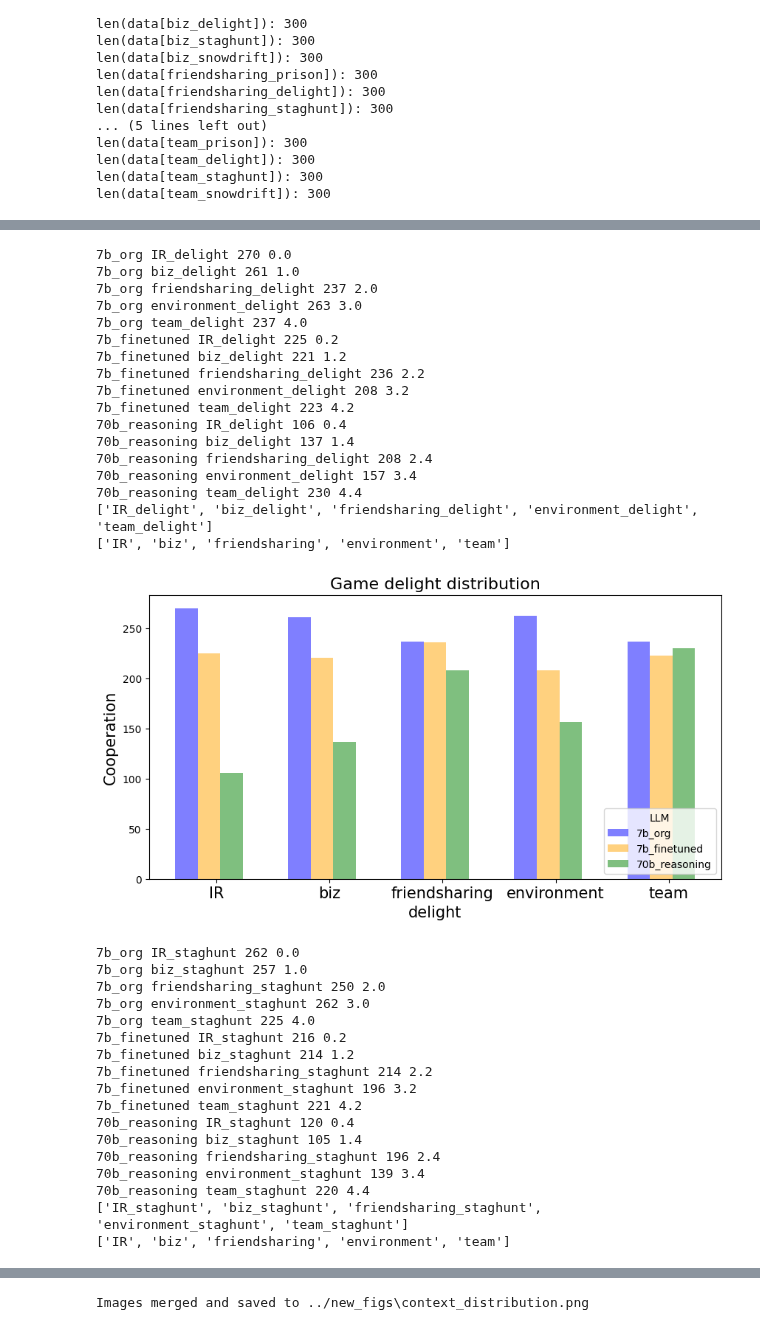
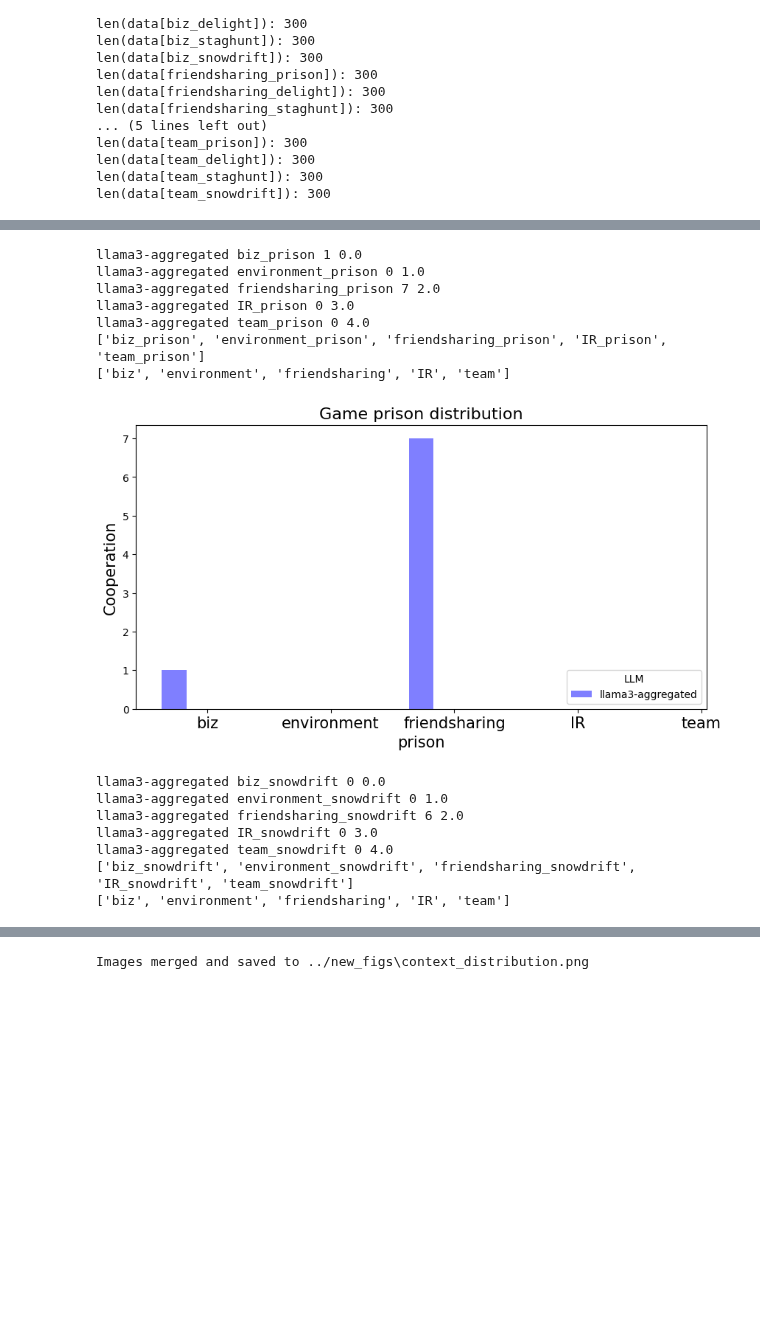
Before and after one commit to sepehrilami/LFB, a Jupyter notebook: notebooks/result_analysis.ipynb, the cells around one changed output, grey strips where cells are left out. Drawn from its saved outputs; the diff is of its cells as text; code cells hidden in the pictures; blank space fills up the shorter version.

```diff
--- a/notebooks/result_analysis.ipynb
+++ b/notebooks/result_analysis.ipynb
@@ -10,9 +10,9 @@ from PIL import Image
 
 # Sample data dictionary (replace this with your actual data)
 
-llm = '7b_org'
+llm = 'llama3_70b'
 
-data = pickle.load(open(os.path.join("../results/", llm+"_results.txt"), "rb" ))
+data = pickle.load(open(os.path.join("../results_llama3/", llm+"_results.txt"), "rb" ))
 
 # data type
 print(type(data))
@@ -92,19 +92,19 @@ def read_distribution(file_path):
 # print(distribution)
 
 all_data = {}
-llms = ['7b_org', '7b_finetuned', '70b_reasoning']
-# llms = ['llama3_70b']
+# llms = ['7b_org', '7b_finetuned', '70b_reasoning']
+llms = ['llama3-aggregated']
 for llm in llms:
-    distribution = read_distribution(os.path.join("../results/", llm+"_distribution.txt"))
+    distribution = read_distribution(os.path.join("../results_llama3/", llm+"_distribution.txt"))
     all_data[llm] = distribution
 
 # save the all_data dictionary to a .txt file
-with open(os.path.join("../results", "all_data_reasoning.txt"), "w") as f:
-    f.write(str(all_data))
+# with open(os.path.join("../results", "all_data_reasoning.txt"), "w") as f:
+#     f.write(str(all_data))
 
-print('All data saved to all_data.txt')
+# print('All data saved to all_data.txt')
 
-# save to a .pkl file
-pickle.dump(all_data, open(os.path.join("../results", "all_data_reasoning.pkl"), "wb"))
+# # save to a .pkl file
+# pickle.dump(all_data, open(os.path.join("../results", "all_data_reasoning.pkl"), "wb"))
 
-print('All data saved to all_data.pkl')
+# print('All data saved to all_data.pkl')
@@ -177,7 +174,7 @@ def aggregated_comparison_by_category(all_data, category, category_type):
     llms = all_data.keys()
     plt.figure(figsize=(10, 5))
     bar_width = 0.2
-    llm_colors = {'7b_org': 'blue', '7b_finetuned': 'orange', '70b_reasoning': 'green'}  # Add colors for other LLMs as needed
+    llm_colors = {'7b_org': 'blue', '7b_finetuned': 'orange', '70b_reasoning': 'green', 'llama3-aggregated': 'blue'}  # Add colors for other LLMs as needed
     legend_handles = []
 
     for index, llm in enumerate(llms):
@@ -247,35 +234,15 @@ for category in categorized_keys:
-7b_org IR_delight 270 0.0
-7b_org biz_delight 261 1.0
-7b_org friendsharing_delight 237 2.0
-7b_org environment_delight 263 3.0
-7b_org team_delight 237 4.0
-7b_finetuned IR_delight 225 0.2
-7b_finetuned biz_delight 221 1.2
-7b_finetuned friendsharing_delight 236 2.2
-7b_finetuned environment_delight 208 3.2
-7b_finetuned team_delight 223 4.2
-70b_reasoning IR_delight 106 0.4
-70b_reasoning biz_delight 137 1.4
-70b_reasoning friendsharing_delight 208 2.4
-70b_reasoning environment_delight 157 3.4
-70b_reasoning team_delight 230 4.4
-['IR_delight', 'biz_delight', 'friendsharing_delight', 'environment_delight', 'team_delight']
-['IR', 'biz', 'friendsharing', 'environment', 'team']
+llama3-aggregated biz_prison 1 0.0
+llama3-aggregated environment_prison 0 1.0
+llama3-aggregated friendsharing_prison 7 2.0
+llama3-aggregated IR_prison 0 3.0
+llama3-aggregated team_prison 0 4.0
+['biz_prison', 'environment_prison', 'friendsharing_prison', 'IR_prison', 'team_prison']
+['biz', 'environment', 'friendsharing', 'IR', 'team']
-[figure, old version]
+[figure, new version]
-7b_org IR_staghunt 262 0.0
-7b_org biz_staghunt 257 1.0
-7b_org friendsharing_staghunt 250 2.0
-7b_org environment_staghunt 262 3.0
-7b_org team_staghunt 225 4.0
-7b_finetuned IR_staghunt 216 0.2
-7b_finetuned biz_staghunt 214 1.2
-7b_finetuned friendsharing_staghunt 214 2.2
-7b_finetuned environment_staghunt 196 3.2
-7b_finetuned team_staghunt 221 4.2
-70b_reasoning IR_staghunt 120 0.4
-70b_reasoning biz_staghunt 105 1.4
-70b_reasoning friendsharing_staghunt 196 2.4
-70b_reasoning environment_staghunt 139 3.4
-70b_reasoning team_staghunt 220 4.4
-['IR_staghunt', 'biz_staghunt', 'friendsharing_staghunt', 'environment_staghunt', 'team_staghunt']
-['IR', 'biz', 'friendsharing', 'environment', 'team']
+llama3-aggregated biz_snowdrift 0 0.0
+llama3-aggregated environment_snowdrift 0 1.0
+llama3-aggregated friendsharing_snowdrift 6 2.0
+llama3-aggregated IR_snowdrift 0 3.0
+llama3-aggregated team_snowdrift 0 4.0
+['biz_snowdrift', 'environment_snowdrift', 'friendsharing_snowdrift', 'IR_snowdrift', 'team_snowdrift']
+['biz', 'environment', 'friendsharing', 'IR', 'team']
```
Also changed, not shown: parts of 6 cells of this notebook, 3 other files.
